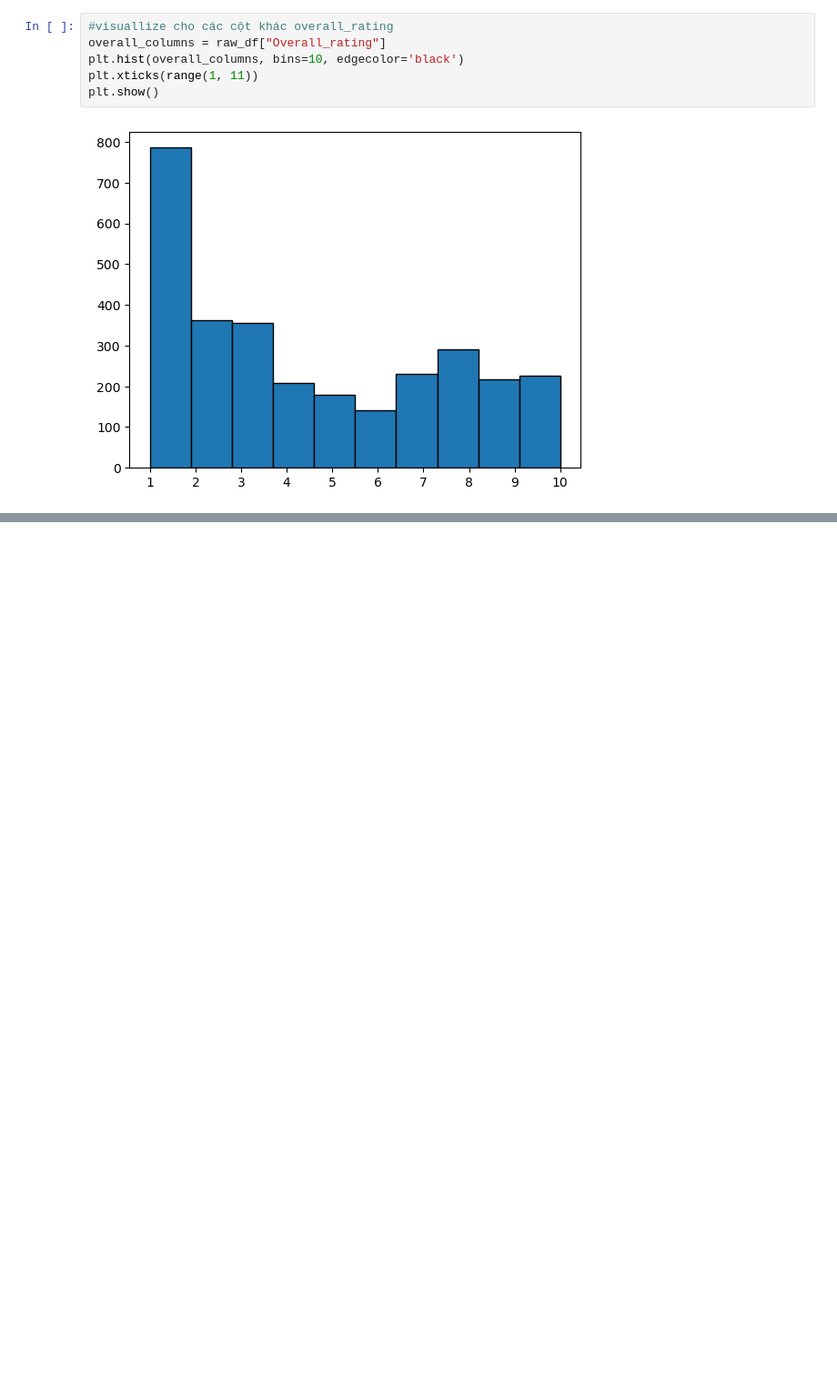
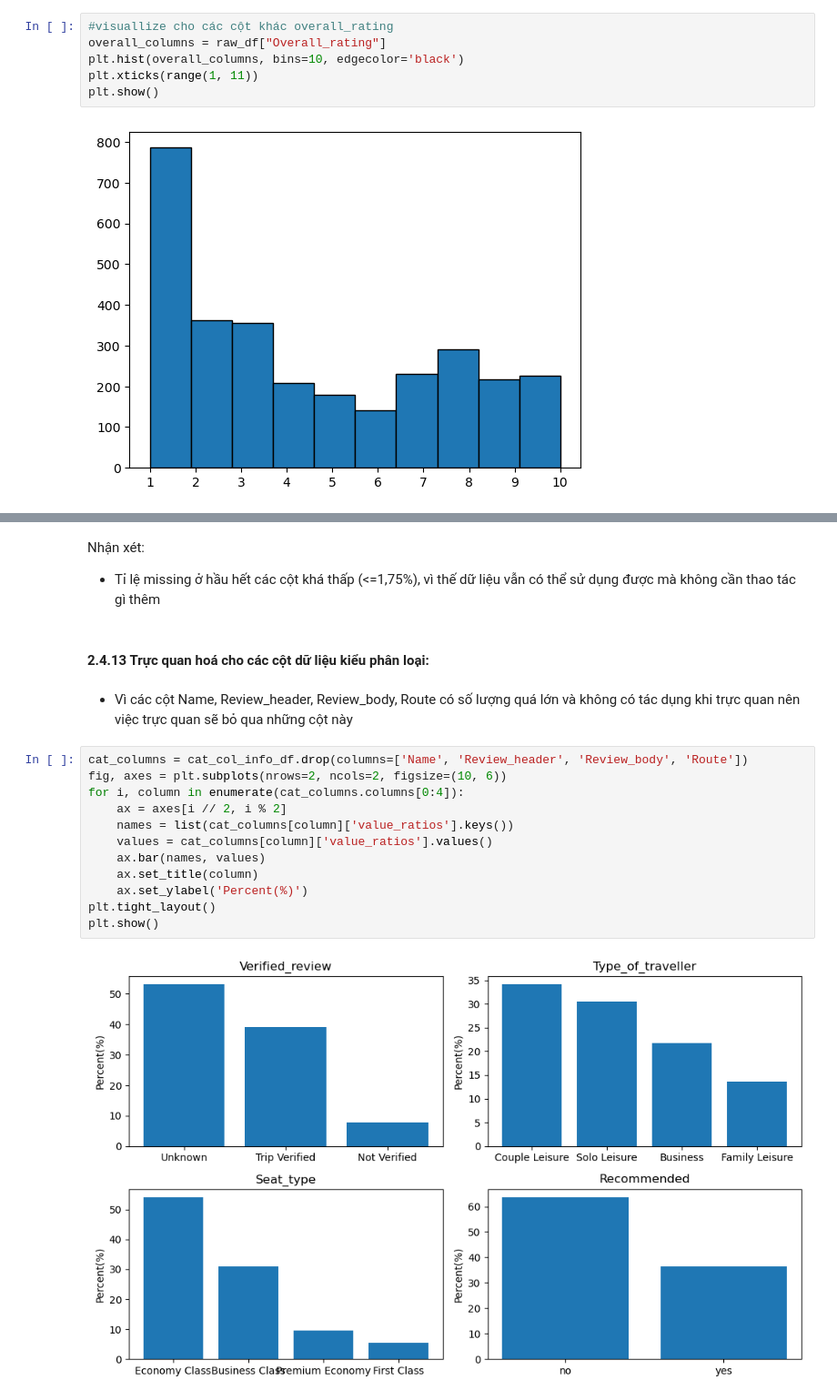
Before and after one commit to NgHuyen137/Intro2DS_Project, a Jupyter notebook: notebooks/2.0-preprocessing _Numeric_handle.ipynb, the cells around one changed output, grey strips where cells are left out. Shown at 91% size. Drawn from its saved outputs; the diff is of its cells as text; blank space fills up the shorter version.

```diff
--- a/notebooks/2.0-preprocessing _Numeric_handle.ipynb
+++ b/notebooks/2.0-preprocessing _Numeric_handle.ipynb
@@ -263,0 +296,21 @@ plt.show()
+# %% [markdown]
+Nhận xét:
+ - Tỉ lệ missing ở hầu hết các cột khá thấp (<=1,75%), vì thế dữ liệu vẫn có thể sử dụng được mà không cần thao tác gì thêm
+# %% [markdown]
+#### 2.4.13 Trực quan hoá cho các cột dữ liệu kiểu phân loại:
+# %% [markdown]
+- Vì các cột Name, Review_header, Review_body, Route có số lượng quá lớn và không có tác dụng khi trực quan nên việc trực quan sẽ bỏ qua những cột này
+# %%
+cat_columns = cat_col_info_df.drop(columns=['Name', 'Review_header', 'Review_body', 'Route'])
+fig, axes = plt.subplots(nrows=2, ncols=2, figsize=(10, 6))
+for i, column in enumerate(cat_columns.columns[0:4]):
+    ax = axes[i // 2, i % 2]
+    names = list(cat_columns[column]['value_ratios'].keys())
+    values = cat_columns[column]['value_ratios'].values()
+    ax.bar(names, values)
+    ax.set_title(column)
+    ax.set_ylabel('Percent(%)')
+plt.tight_layout()
+plt.show()
+# %% [output]
+[figure, added]
```
Also changed, not shown: parts of 4 cells of this notebook.
